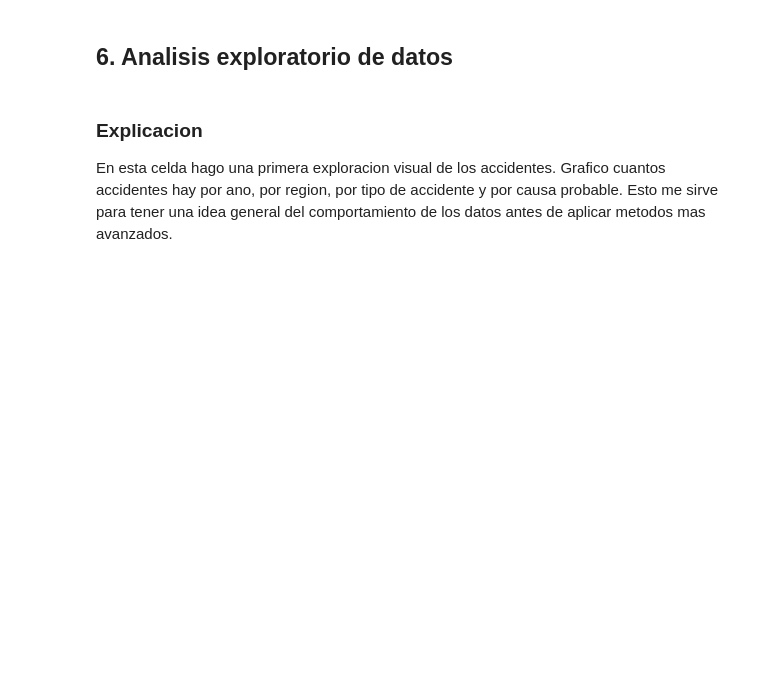
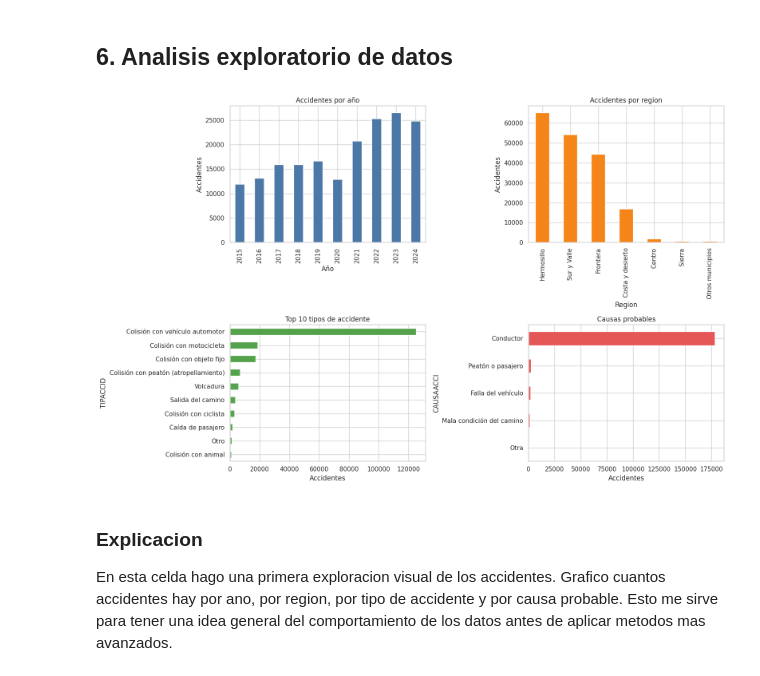
Before and after one commit to andresdanvinchi/prevencion_vial_sonora_Sheeptech, a Jupyter notebook: notebooks/atus_sonora_10_anios_prevencion.ipynb, the cells around one changed output. Drawn from its saved outputs; the diff is of its cells as text; code cells hidden in the pictures; blank space fills up the shorter version.

```diff
--- a/notebooks/atus_sonora_10_anios_prevencion.ipynb
+++ b/notebooks/atus_sonora_10_anios_prevencion.ipynb
@@ -252,7 +265,7 @@ vehicle_cols = [
 ]
 numeric_cols = dead_cols + injury_cols + vehicle_cols
 
-for col in numeric_cols + ["AÑO", "ID_HORA", "ID_MINUTO", "ID_DIA", "ID_EDAD"]:
+for col in numeric_cols + ["ANIO", "ID_HORA", "ID_MINUTO", "ID_DIA", "ID_EDAD"]:
     if col in atus.columns:
         atus[col] = pd.to_numeric(atus[col], errors="coerce")
 
@@ -298,11 +311,11 @@ atus["REGION"] = atus["ID_MUNICIPIO"].map(region_map).fillna("Otros municipios")
 atus["MES_NUM"] = pd.to_numeric(atus["MES"], errors="coerce")
 atus["DIA_VALIDO"] = atus["ID_DIA"].where(atus["ID_DIA"].between(1, 31))
 atus["FECHA"] = pd.to_datetime(
-    dict(year=atus["AÑO"], month=atus["MES_NUM"], day=atus["DIA_VALIDO"]),
+    dict(year=atus["ANIO"], month=atus["MES_NUM"], day=atus["DIA_VALIDO"]),
     errors="coerce",
 )
 atus["FECHA_MES"] = pd.to_datetime(
-    dict(year=atus["AÑO"], month=atus["MES_NUM"], day=1),
+    dict(year=atus["ANIO"], month=atus["MES_NUM"], day=1),
     errors="coerce",
 )
 
@@ -315,6 +328,6 @@ atus["RANGO_HORA"] = pd.cut(
 
 atus["EDAD_CONDUCTOR"] = atus["ID_EDAD"].where(atus["ID_EDAD"].between(12, 98))
 
-print(atus[["AÑO", "NOM_MUNICIPIO", "REGION", "TIPACCID", "CAUSAACCI", "NIVEL_GRAVEDAD", "GRAVE_BIN"]].head())
+print(atus[["ANIO", "NOM_MUNICIPIO", "REGION", "TIPACCID", "CAUSAACCI", "NIVEL_GRAVEDAD", "GRAVE_BIN"]].head())
 print("\nDistribucion de gravedad:")
 display(atus["NIVEL_GRAVEDAD"].value_counts(dropna=False))
@@ -327,26 +362,28 @@ Aqui preparo las variables que voy a usar durante el analisis. Convierto columna
 # %%
 fig, axes = plt.subplots(2, 2, figsize=(16, 10))
 
-atus["AÑO"].value_counts().sort_index().plot(kind="bar", ax=axes[0, 0], color="#4C78A8")
+atus["ANIO"].value_counts().sort_index().plot(kind="bar", ax=axes[0, 0], color="#4C78A8")
 axes[0, 0].set_title("Accidentes por año")
 axes[0, 0].set_xlabel("Año")
 axes[0, 0].set_ylabel("Accidentes")
 
 atus["REGION"].value_counts().plot(kind="bar", ax=axes[0, 1], color="#F58518")
 axes[0, 1].set_title("Accidentes por region")
 axes[0, 1].set_xlabel("Region")
 axes[0, 1].set_ylabel("Accidentes")
 
 atus["TIPACCID"].value_counts().head(10).sort_values().plot(kind="barh", ax=axes[1, 0], color="#54A24B")
 axes[1, 0].set_title("Top 10 tipos de accidente")
 axes[1, 0].set_xlabel("Accidentes")
 
 atus["CAUSAACCI"].value_counts().sort_values().plot(kind="barh", ax=axes[1, 1], color="#E45756")
 axes[1, 1].set_title("Causas probables")
 axes[1, 1].set_xlabel("Accidentes")
 
 plt.tight_layout()
 plt.show()
+# %% [output]
+[figure, added]
 # %% [markdown]
 ### Explicacion
 
```
Also changed, not shown: parts of 15 cells of this notebook.
